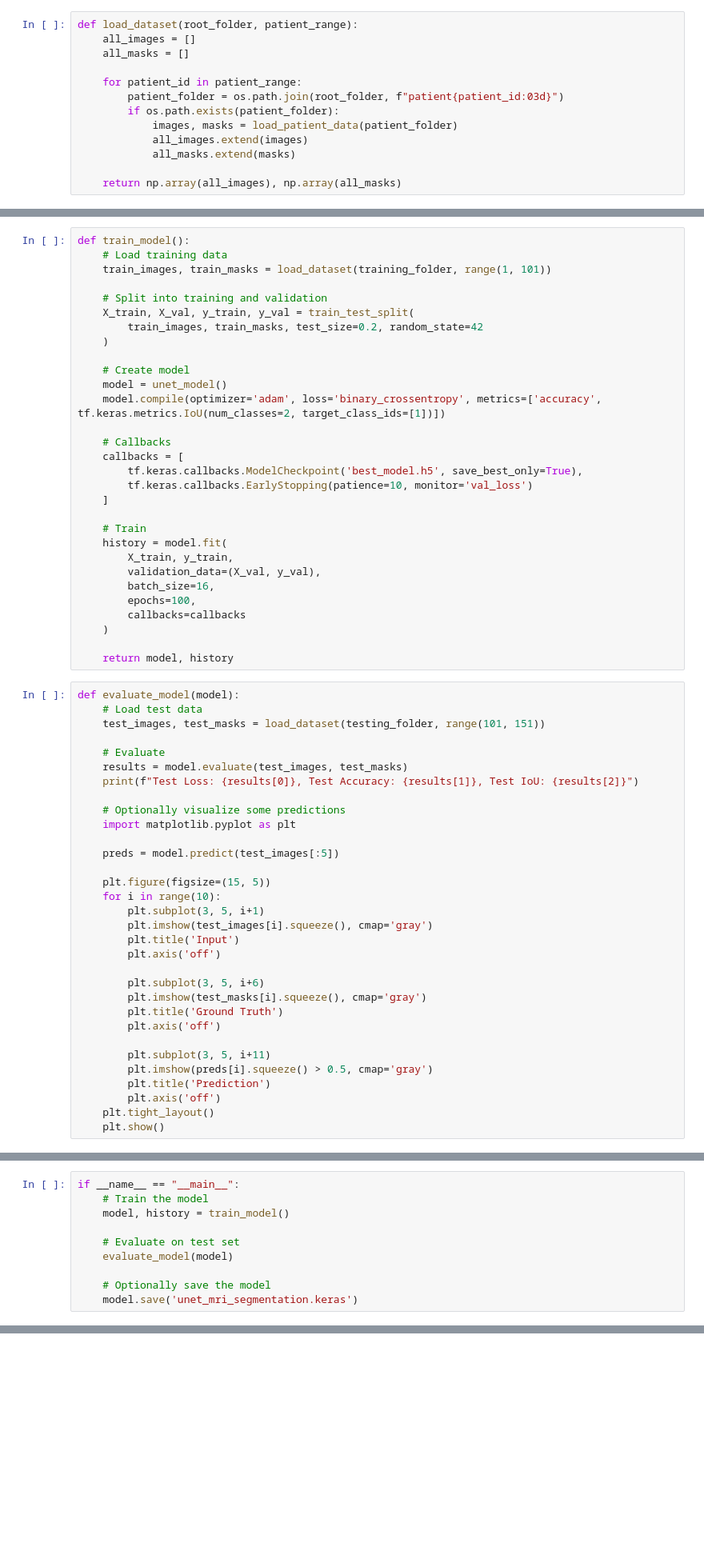
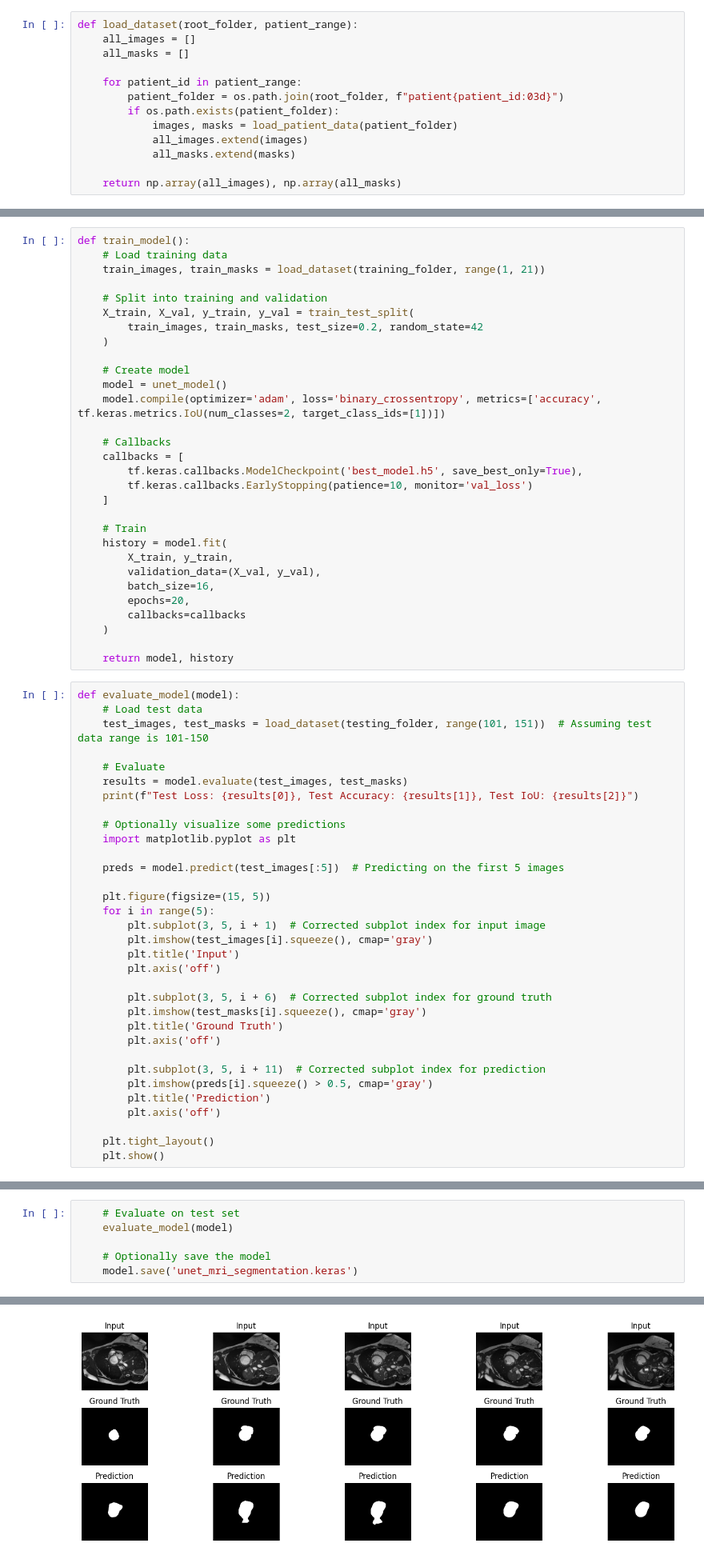
Before and after one commit to Tilakraj-B/Cardiac-Disease, a Jupyter notebook: Project.ipynb, the cells around one changed output, grey strips where cells are left out. Shown at 80% size. Saved outputs shown, nothing was run; the diff lists cells and outputs as text; blank space fills up the shorter version.

```diff
--- a/Project.ipynb
+++ b/Project.ipynb
@@ -205,7 +194,7 @@ def unet_model(input_size=(224, 256, 1)):
 # %%
 def train_model():
     # Load training data
-    train_images, train_masks = load_dataset(training_folder, range(1, 101))
+    train_images, train_masks = load_dataset(training_folder, range(1, 21))
 
     # Split into training and validation
     X_train, X_val, y_train, y_val = train_test_split(
@@ -227,7 +216,7 @@ def train_model():
         X_train, y_train,
         validation_data=(X_val, y_val),
         batch_size=16,
-        epochs=100,
+        epochs=20,
         callbacks=callbacks
     )
 
@@ -235,7 +224,7 @@ def train_model():
 # %%
 def evaluate_model(model):
     # Load test data
-    test_images, test_masks = load_dataset(testing_folder, range(101, 151))
+    test_images, test_masks = load_dataset(testing_folder, range(101, 151))  # Assuming test data range is 101-150
 
     # Evaluate
     results = model.evaluate(test_images, test_masks)
@@ -244,23 +233,24 @@ def evaluate_model(model):
     # Optionally visualize some predictions
     import matplotlib.pyplot as plt
 
-    preds = model.predict(test_images[:5])
+    preds = model.predict(test_images[:5])  # Predicting on the first 5 images
 
     plt.figure(figsize=(15, 5))
-    for i in range(10):
-        plt.subplot(3, 5, i+1)
+    for i in range(5):
+        plt.subplot(3, 5, i + 1)  # Corrected subplot index for input image
         plt.imshow(test_images[i].squeeze(), cmap='gray')
         plt.title('Input')
         plt.axis('off')
 
-        plt.subplot(3, 5, i+6)
+        plt.subplot(3, 5, i + 6)  # Corrected subplot index for ground truth
         plt.imshow(test_masks[i].squeeze(), cmap='gray')
         plt.title('Ground Truth')
         plt.axis('off')
 
-        plt.subplot(3, 5, i+11)
+        plt.subplot(3, 5, i + 11)  # Corrected subplot index for prediction
         plt.imshow(preds[i].squeeze() > 0.5, cmap='gray')
         plt.title('Prediction')
         plt.axis('off')
+
     plt.tight_layout()
     plt.show()
@@ -267,8 +288,4 @@ def evaluate_model(model):
 # %%
-if __name__ == "__main__":
-    # Train the model
-    model, history = train_model()
-
     # Evaluate on test set
     evaluate_model(model)
 
@@ -283,0 +298 @@ Epoch 2/10
+[figure, added]
```
Also changed, not shown: parts of 6 cells of this notebook.
